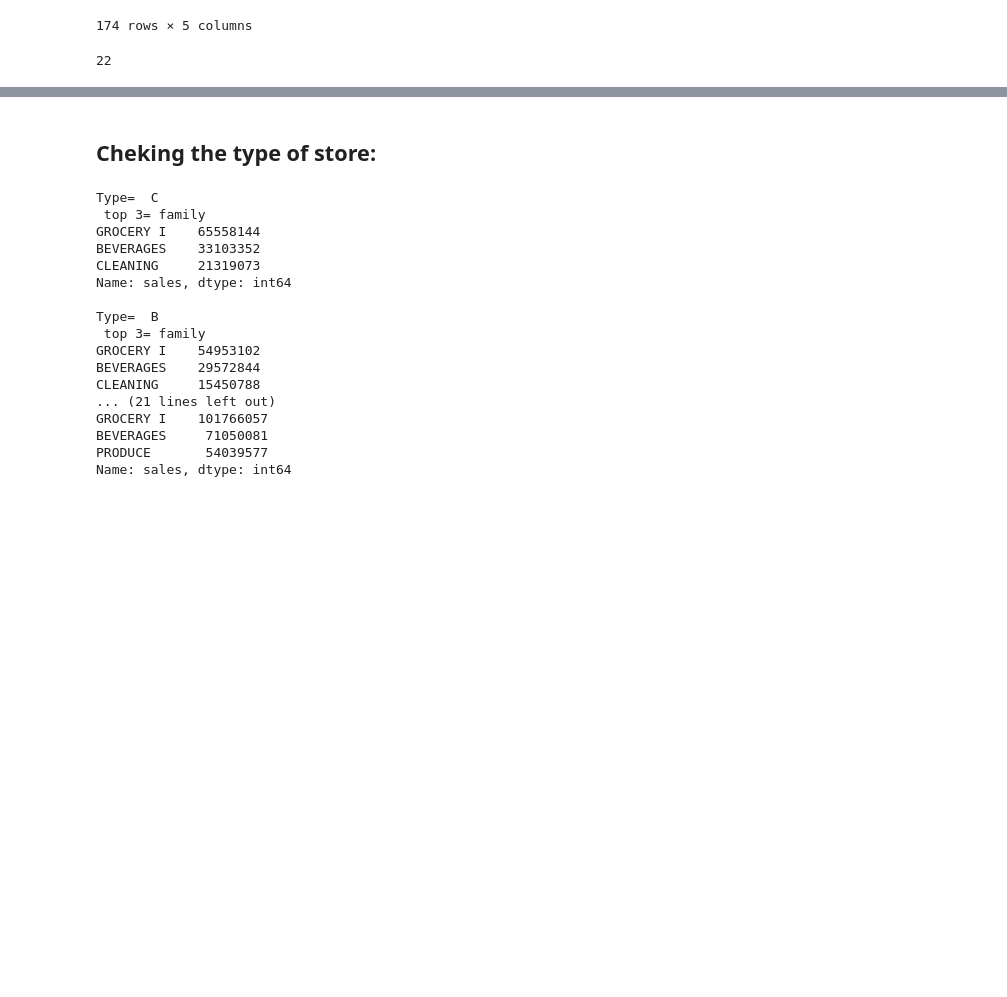
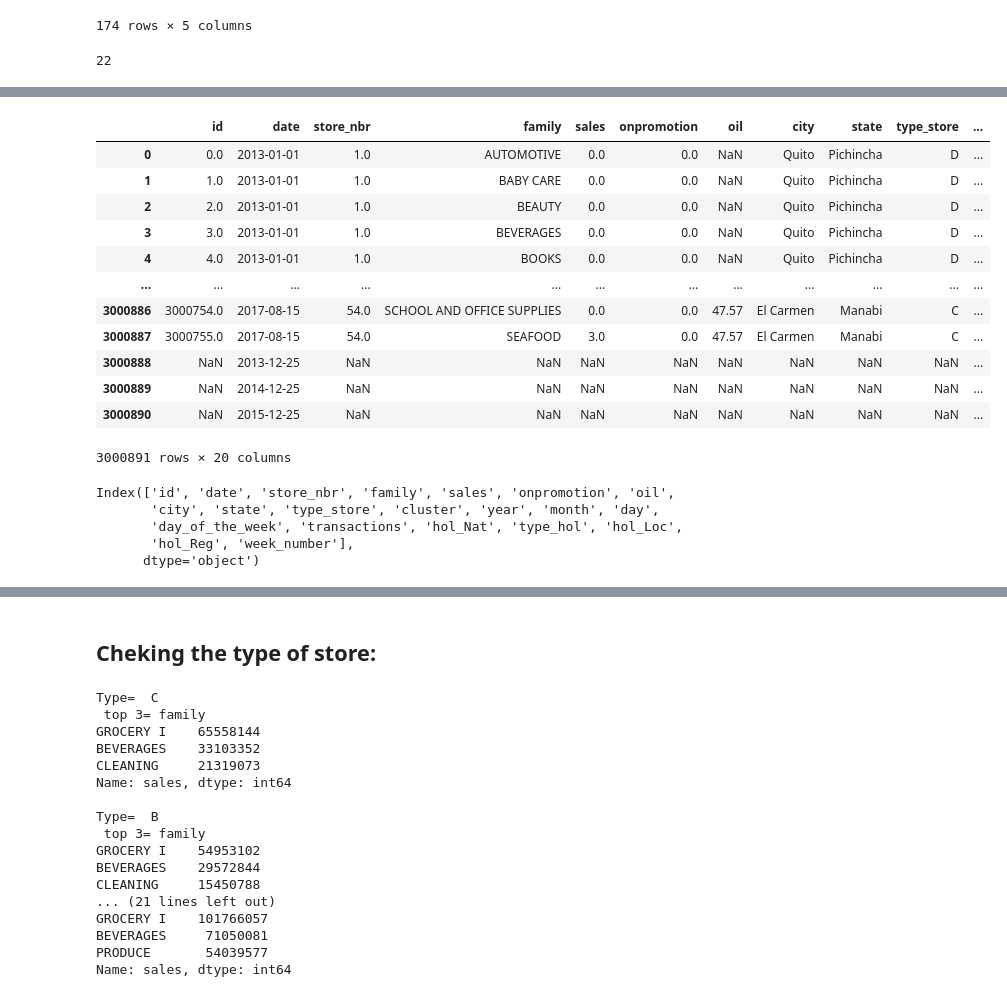
Before and after one commit to arielxinsu/Erdos_Grocery_Sales, a Jupyter notebook: price-forecast.ipynb, the cells around one changed output, grey strips where cells are left out. Saved outputs shown, nothing was run; the diff lists cells and outputs as text; code cells hidden in the pictures; blank space fills up the shorter version.

```diff
--- a/price-forecast.ipynb
+++ b/price-forecast.ipynb
@@ -248,0 +257,24 @@ combined[combined['hol_Nat']+combined['hol_Reg']+combined['hol_Loc']>1]
+# %%
+combined
+# %% [output]
+|  | id | date | store_nbr | family | sales | onpromotion | oil | city | state | type_store | ... |
+| 0 | 0.0 | 2013-01-01 | 1.0 | AUTOMOTIVE | 0.0 | 0.0 | NaN | Quito | Pichincha | D | ... |
+| 1 | 1.0 | 2013-01-01 | 1.0 | BABY CARE | 0.0 | 0.0 | NaN | Quito | Pichincha | D | ... |
+| 2 | 2.0 | 2013-01-01 | 1.0 | BEAUTY | 0.0 | 0.0 | NaN | Quito | Pichincha | D | ... |
+| 3 | 3.0 | 2013-01-01 | 1.0 | BEVERAGES | 0.0 | 0.0 | NaN | Quito | Pichincha | D | ... |
+| 4 | 4.0 | 2013-01-01 | 1.0 | BOOKS | 0.0 | 0.0 | NaN | Quito | Pichincha | D | ... |
+| ... | ... | ... | ... | ... | ... | ... | ... | ... | ... | ... | ... |
+| 3000886 | 3000754.0 | 2017-08-15 | 54.0 | SCHOOL AND OFFICE SUPPLIES | 0.0 | 0.0 | 47.57 | El Carmen | Manabi | C | ... |
+| 3000887 | 3000755.0 | 2017-08-15 | 54.0 | SEAFOOD | 3.0 | 0.0 | 47.57 | El Carmen | Manabi | C | ... |
+| 3000888 | NaN | 2013-12-25 | NaN | NaN | NaN | NaN | NaN | NaN | NaN | NaN | ... |
+| 3000889 | NaN | 2014-12-25 | NaN | NaN | NaN | NaN | NaN | NaN | NaN | NaN | ... |
+| 3000890 | NaN | 2015-12-25 | NaN | NaN | NaN | NaN | NaN | NaN | NaN | NaN | ... |
+3000891 rows × 20 columns
+# %%
+ combined.columns
+# %% [output]
+Index(['id', 'date', 'store_nbr', 'family', 'sales', 'onpromotion', 'oil',
+       'city', 'state', 'type_store', 'cluster', 'year', 'month', 'day',
+       'day_of_the_week', 'transactions', 'hol_Nat', 'type_hol', 'hol_Loc',
+       'hol_Reg', 'week_number'],
+      dtype='object')
```
Also changed, not shown: parts of 15 cells of this notebook.
